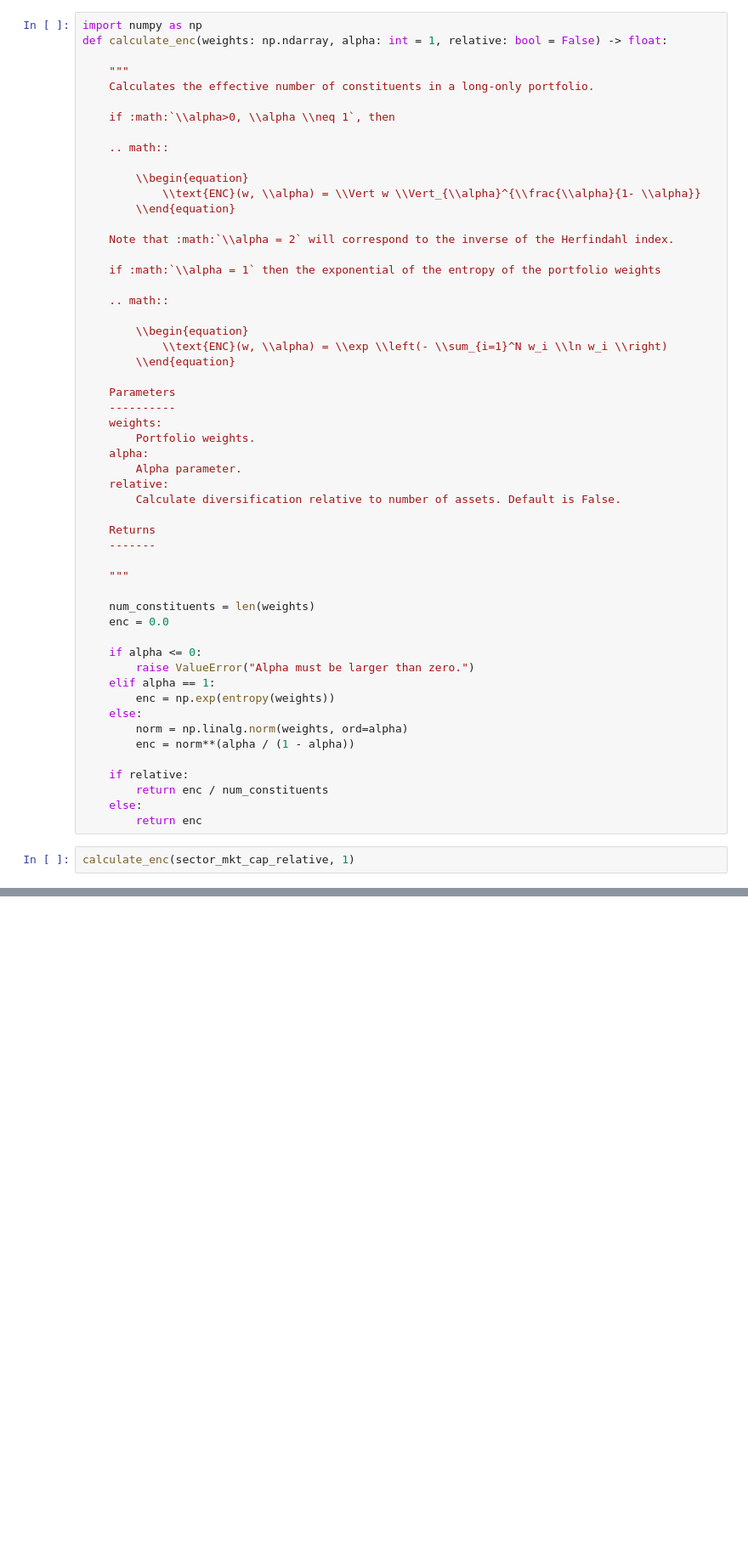
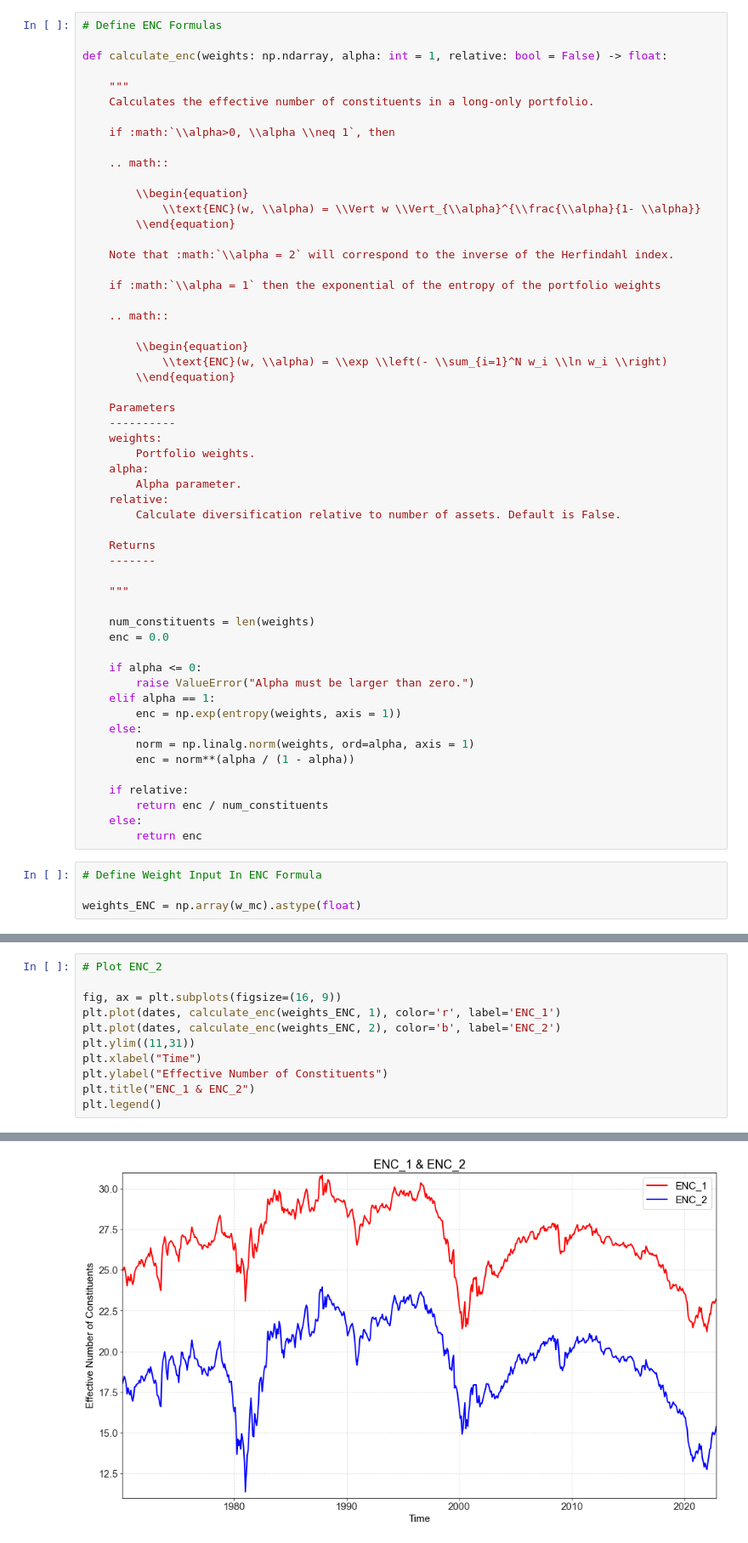
Before and after one commit to Christoffer9/Exam, a Jupyter notebook: Question 1 Most Up To Date.ipynb, the cells around one changed output, grey strips where cells are left out. Shown at 85% size. Drawn from its saved outputs; the diff is of its cells as text; blank space fills up the shorter version.

```diff
--- a/Question 1 Most Up To Date.ipynb
+++ b/Question 1 Most Up To Date.ipynb
@@ -177,5 +165,6 @@ ax.set_title("Market Cap Weights Over Time");
 # %%
-import numpy as np
+# Define ENC Formulas
+
 def calculate_enc(weights: np.ndarray, alpha: int = 1, relative: bool = False) -> float:
 
     """
@@ -219,9 +208,9 @@ def calculate_enc(weights: np.ndarray, alpha: int = 1, relative: bool = False) -
     if alpha <= 0:
         raise ValueError("Alpha must be larger than zero.")
     elif alpha == 1:
-        enc = np.exp(entropy(weights))
+        enc = np.exp(entropy(weights, axis = 1))
     else:
-        norm = np.linalg.norm(weights, ord=alpha)
+        norm = np.linalg.norm(weights, ord=alpha, axis = 1)
         enc = norm**(alpha / (1 - alpha))
 
     if relative:
@@ -229,4 +218,6 @@ def calculate_enc(weights: np.ndarray, alpha: int = 1, relative: bool = False) -
     else:
         return enc
 # %%
-calculate_enc(sector_mkt_cap_relative, 1)
+# Define Weight Input In ENC Formula
+
+weights_ENC = np.array(w_mc).astype(float)
@@ -316,0 +224,12 @@ dtype: float64
+# %%
+# Plot ENC_2
+
+fig, ax = plt.subplots(figsize=(16, 9))
+plt.plot(dates, calculate_enc(weights_ENC, 1), color='r', label='ENC_1')
+plt.plot(dates, calculate_enc(weights_ENC, 2), color='b', label='ENC_2')
+plt.ylim((11,31))
+plt.xlabel("Time")
+plt.ylabel("Effective Number of Constituents")
+plt.title("ENC_1 & ENC_2")
+plt.legend()
+# %% [output]
@@ -316,0 +237 @@ dtype: float64
+[figure, added]
```
Also changed, not shown: parts of 20 cells of this notebook.
